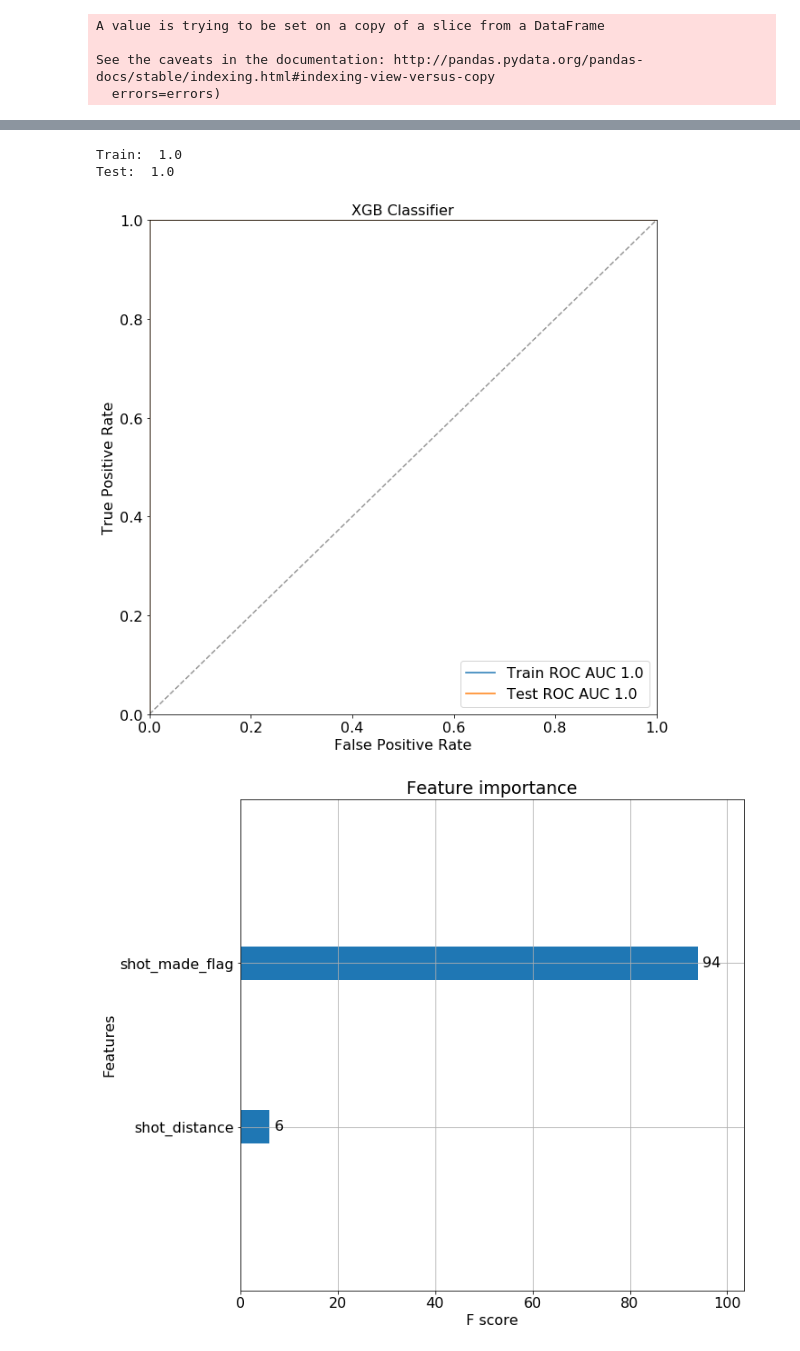
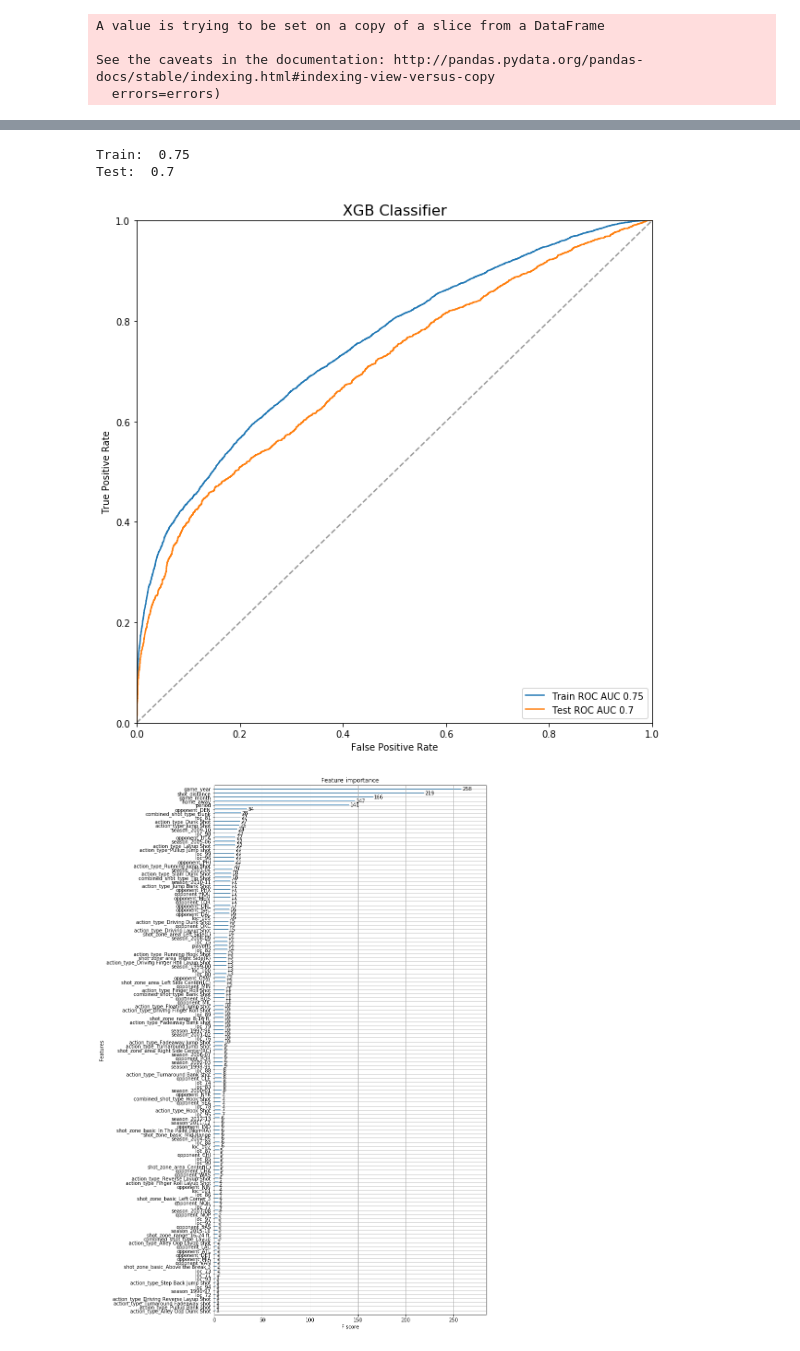
Before and after one commit to mynvb/hwpy, a Jupyter notebook: FE_HW_2.ipynb, the cells around one changed output, grey strips where cells are left out. Drawn from its saved outputs; the diff is of its cells as text; code cells hidden in the pictures.

```diff
--- a/FE_HW_2.ipynb
+++ b/FE_HW_2.ipynb
@@ -190,6 +190,3 @@ A value is trying to be set on a copy of a slice from a DataFrame
 
 See the caveats in the documentation: http://pandas.pydata.org/pandas-docs/stable/indexing.html#indexing-view-versus-copy
   errors=errors)
-# %%
-train = train[~train.seconds_from_start.isnull()]
-train.info()
@@ -363,0 +362,4 @@ x_test = data_test
+# %%
+x_train.drop(labels='shot_made_flag', axis = 1, inplace = True)
+x_test.drop(labels='shot_made_flag', axis = 1, inplace = True)
+'shot_made_flag' in x_train.columns.values
@@ -371,7 +377,7 @@ from sklearn.tree import DecisionTreeClassifier
 import xgboost
 from sklearn.metrics import roc_auc_score, roc_curve
 xgb = xgboost.XGBClassifier(max_depth=5, n_jobs=-1)
-# xgb = DecisionTreeClassifier()
+
 xgb.fit(x_train, y_train)
 y_train_predict = xgb.predict_proba(x_train)[:, 1]
 y_test_predict = xgb.predict_proba(x_test)[:, 1]
@@ -380,8 +386,8 @@ roc_auc_test = np.round(roc_auc_score(y_test, y_test_predict), 2)
 print("Train: ", roc_auc_train)
 print("Test: ", roc_auc_test)
 # %% [output]
-Train:  1.0
-Test:  1.0
+Train:  0.75
+Test:  0.7
 # %%
 import matplotlib
 fpr_train, tpr_train, thresholds_train = roc_curve(y_train, y_train_predict)
@@ -399,10 +405,10 @@ plt.title('XGB Classifier', size=16)
 plt.legend(loc='lower right')
 plt.show()
 # %% [output]
-[figure, old version]
+[figure, new version]
 # %%
-matplotlib.rcParams['figure.figsize'] = (10, 10)
+matplotlib.rcParams['figure.figsize'] = (10, 20)
 xgboost.plot_importance(booster=xgb)
 plt.savefig('tree_importance_test1.png')
 # %% [output]
-[figure, old version]
+[figure, new version]
```
Also changed, not shown: parts of 13 cells of this notebook, 4 other files.
